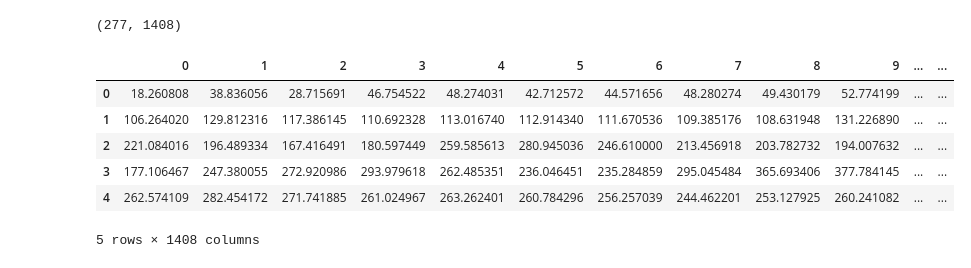
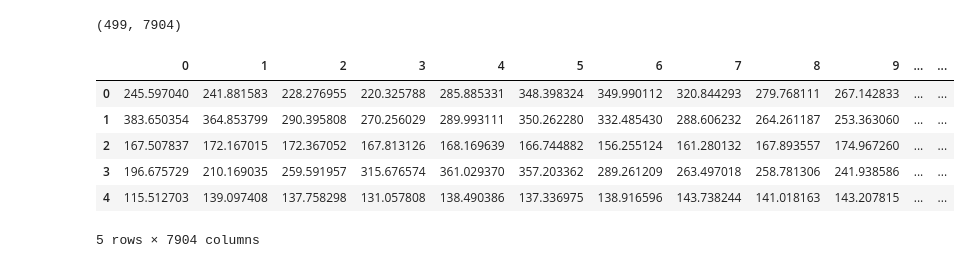
Before and after one commit to nmcph04/heimdall, a Jupyter notebook: process_audio/audio_processing.ipynb, the cells around one changed output. Cells and saved outputs as stored; diff of their text form; code cells hidden in the pictures.

```diff
--- a/process_audio/audio_processing.ipynb
+++ b/process_audio/audio_processing.ipynb
@@ -28 +72,25 @@ audio = AudioSegment.from_wav(output_file)
+# %%
+# Segment audio based on labels
+# padding: amount of time before press and after release to include
+def labeled_audio_segmentation(labels, audio, padding=20):
+    keystrokes = []
+    labels_list = []
+    for event in labels:
+
+        label = event['key']
+        start = event['start'] - padding
+
+        # If there is no release, then the event will be skipped
+        try:
+            end = event['end'] + padding
+        except TypeError:
+            continue
+
+        key_audio = audio[start:end]
+        keystrokes.append(key_audio)
+        labels_list.append(label)
+
+    return keystrokes, labels_list
+
+keystrokes, labels = labeled_audio_segmentation(key_labels, audio)
 # %%
@@ -204,27 +215,27 @@ def extract_features(keystroke, sr=44100, n_mfcc=16, n_fft=441, hop_len=110):
 # %%
 # make a pandas DataFrame from all of the keystroke samples
 
 def convert_to_array(list_of_keys):
     list_of_arrays = []
     for key in list_of_keys:
         key_array = np.array(key.get_array_of_samples())
         list_of_arrays.append(extract_features(key_array, sr=key.frame_rate))
 
     return list_of_arrays
 
-key_df = pd.DataFrame(convert_to_array(keystroke_segments))
+key_df = pd.DataFrame(convert_to_array(keystrokes))
 print(key_df.shape)
 
 # Replace nan values in the last keystroke
 key_df.fillna(0, inplace=True)
 
 key_df.head()
 # %% [output]
-(277, 1408)
+(499, 7904)
 |  | 0 | 1 | 2 | 3 | 4 | 5 | 6 | 7 | 8 | 9 | ... | ... |
-| 0 | 18.260808 | 38.836056 | 28.715691 | 46.754522 | 48.274031 | 42.712572 | 44.571656 | 48.280274 | 49.430179 | 52.774199 | ... | ... |
-| 1 | 106.264020 | 129.812316 | 117.386145 | 110.692328 | 113.016740 | 112.914340 | 111.670536 | 109.385176 | 108.631948 | 131.226890 | ... | ... |
-| 2 | 221.084016 | 196.489334 | 167.416491 | 180.597449 | 259.585613 | 280.945036 | 246.610000 | 213.456918 | 203.782732 | 194.007632 | ... | ... |
-| 3 | 177.106467 | 247.380055 | 272.920986 | 293.979618 | 262.485351 | 236.046451 | 235.284859 | 295.045484 | 365.693406 | 377.784145 | ... | ... |
-| 4 | 262.574109 | 282.454172 | 271.741885 | 261.024967 | 263.262401 | 260.784296 | 256.257039 | 244.462201 | 253.127925 | 260.241082 | ... | ... |
+| 0 | 245.597040 | 241.881583 | 228.276955 | 220.325788 | 285.885331 | 348.398324 | 349.990112 | 320.844293 | 279.768111 | 267.142833 | ... | ... |
+| 1 | 383.650354 | 364.853799 | 290.395808 | 270.256029 | 289.993111 | 350.262280 | 332.485430 | 288.606232 | 264.261187 | 253.363060 | ... | ... |
+| 2 | 167.507837 | 172.167015 | 172.367052 | 167.813126 | 168.169639 | 166.744882 | 156.255124 | 161.280132 | 167.893557 | 174.967260 | ... | ... |
+| 3 | 196.675729 | 210.169035 | 259.591957 | 315.676574 | 361.029370 | 357.203362 | 289.261209 | 263.497018 | 258.781306 | 241.938586 | ... | ... |
+| 4 | 115.512703 | 139.097408 | 137.758298 | 131.057808 | 138.490386 | 137.336975 | 138.916596 | 143.738244 | 141.018163 | 143.207815 | ... | ... |
-5 rows × 1408 columns
+5 rows × 7904 columns
```
Also changed, not shown: parts of 12 cells of this notebook, 4 other files.
